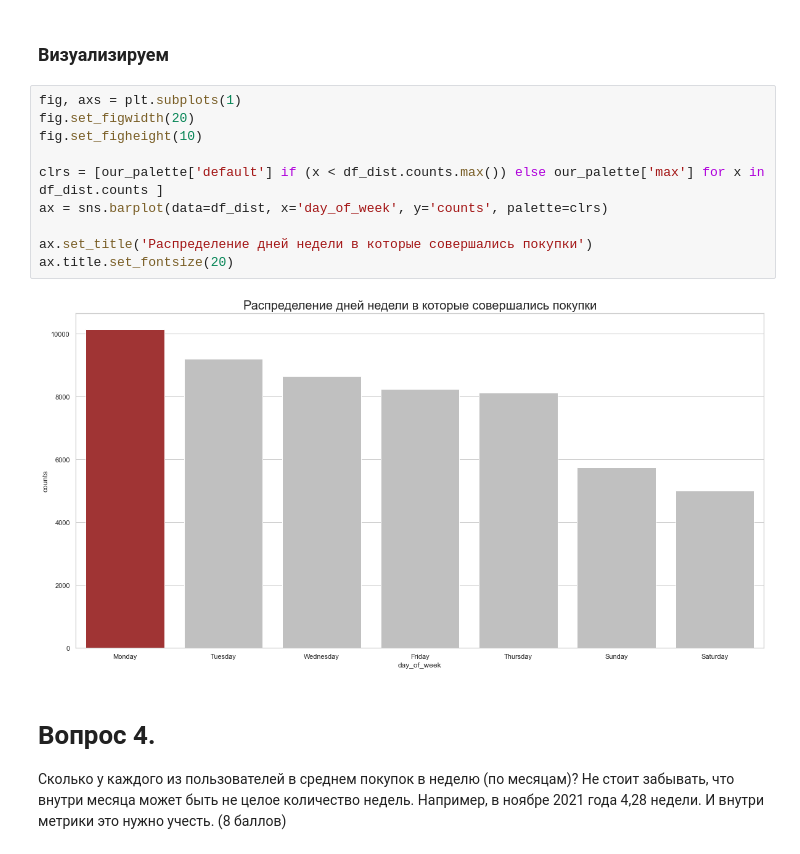
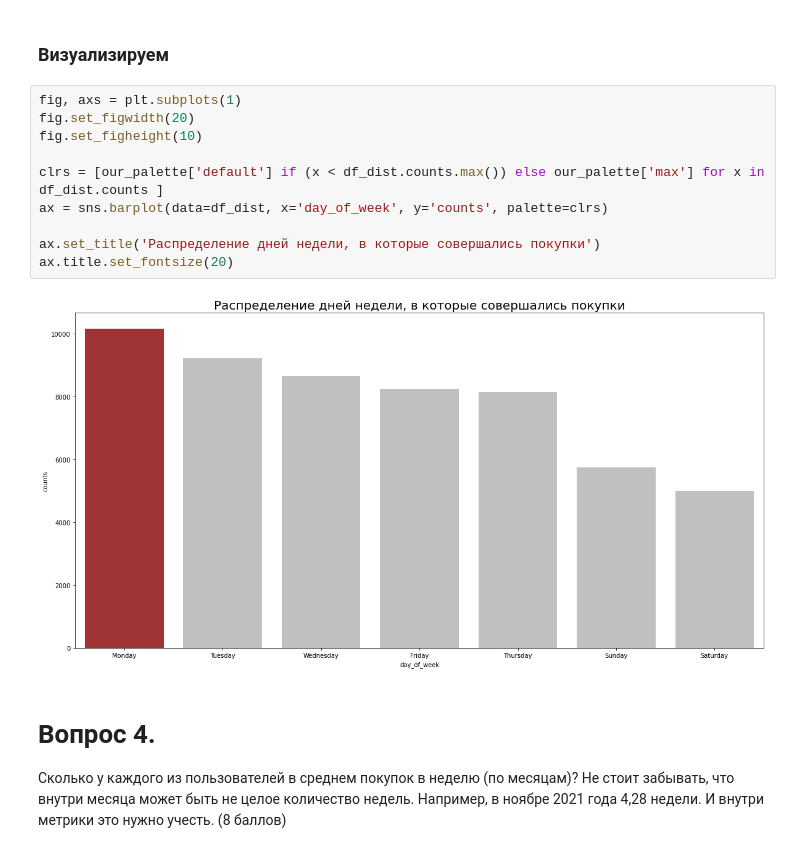
Before and after one commit to PavelSyr/da_karpov.cources_first.project, a Jupyter notebook: pavel_syrnev_15.04_p-syrnev/variant1/e-commerce.ipynb, the cells around one changed output. Cells and saved outputs as stored; diff of their text form.

```diff
--- a/pavel_syrnev_15.04_p-syrnev/variant1/e-commerce.ipynb
+++ b/pavel_syrnev_15.04_p-syrnev/variant1/e-commerce.ipynb
@@ -552,15 +550,15 @@ df_dist
 # %%
 fig, axs = plt.subplots(1)
 fig.set_figwidth(20)
 fig.set_figheight(10)
 
 clrs = [our_palette['default'] if (x < df_dist.counts.max()) else our_palette['max'] for x in df_dist.counts ]
 ax = sns.barplot(data=df_dist, x='day_of_week', y='counts', palette=clrs)
 
-ax.set_title('Распределение дней недели в которые совершались покупки')
+ax.set_title('Распределение дней недели, в которые совершались покупки')
 ax.title.set_fontsize(20)
 # %% [output]
-[figure, old version]
+[figure, new version]
 # %% [markdown]
 # Вопрос 4.
 Сколько у каждого из пользователей в среднем покупок в неделю (по месяцам)? Не стоит забывать, что внутри месяца может быть не целое количество недель. Например, в ноябре 2021 года 4,28 недели. И внутри метрики это нужно учесть. (8 баллов)
```
Also changed, not shown: parts of 42 cells of this notebook.
